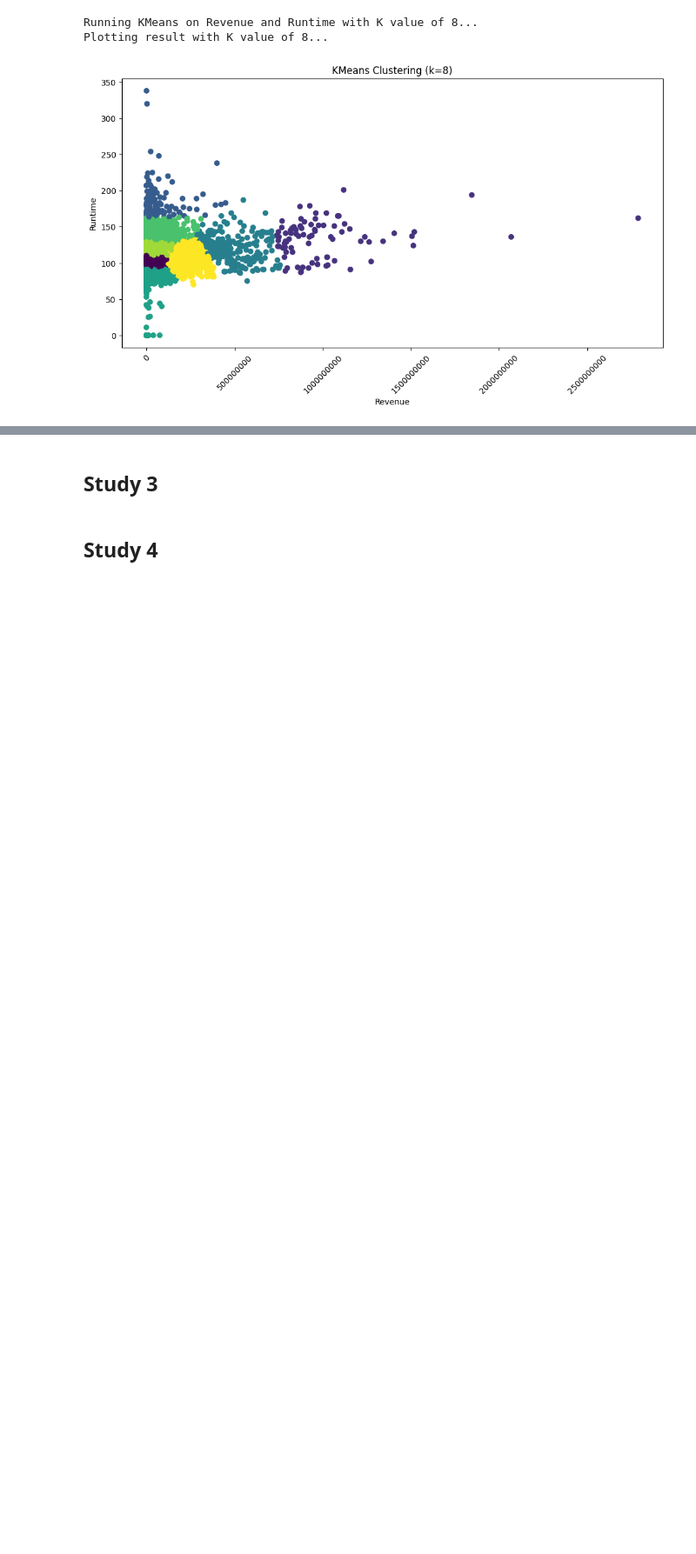
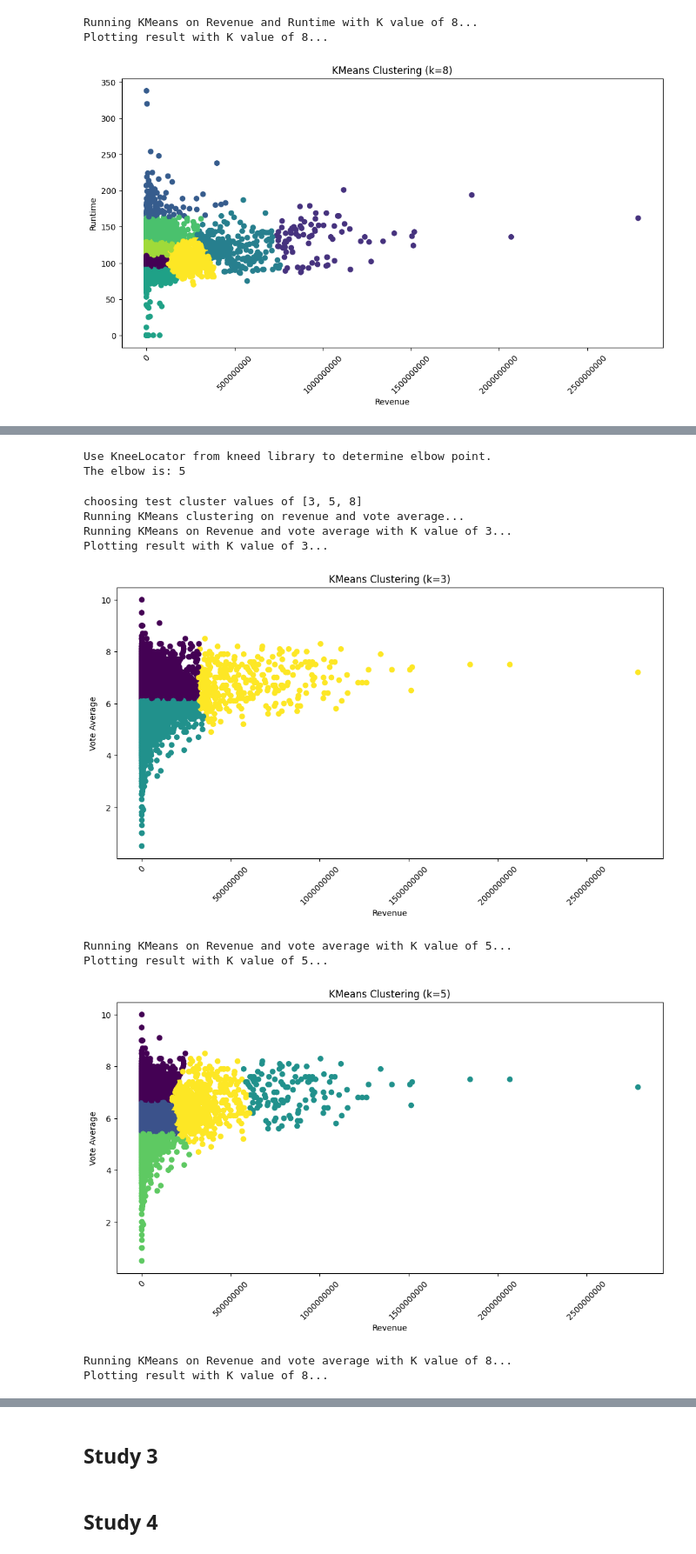
Before and after one commit to jvdlopes/CSI4142_A4, a Jupyter notebook: a4.ipynb, the cells around one changed output, grey strips where cells are left out. Shown at 87% size. Cells and saved outputs as stored; diff of their text form; code cells hidden in the pictures; blank space fills up the shorter version.

```diff
--- a/a4.ipynb
+++ b/a4.ipynb
@@ -1291,0 +1334,39 @@ See the caveats in the documentation: https://pandas.pydata.org/pandas-docs/stab
+# %%
+
+print(f'\n\nUse KneeLocator from kneed library to determine elbow point.')
+knee = KneeLocator(k_values, inerties, curve='convex', direction='decreasing')
+print(f'The elbow is: {knee.elbow}')
+# %% [output]
+Use KneeLocator from kneed library to determine elbow point.
+The elbow is: 5
+# %%
+k_values = [3, 5, 8]
+print(f'choosing test cluster values of {k_values}')
+
+print(f'Running KMeans clustering on revenue and vote average...')
+for k in k_values:
+    print(f'Running KMeans on Revenue and vote average with K value of {k}...')
+    kmeans = KMeans(n_clusters=k, random_state=42)
+    kmeans.fit(scaled_ra)
+    metadata_kmeans[f'cluster_{k}'] = kmeans.labels_
+
+    print(f'Plotting result with K value of {k}...')
+    plt.figure(figsize=(12, 6))
+    plt.scatter(metadata_kmeans['revenue'], metadata_kmeans['vote_average'], c = metadata_kmeans[f'cluster_{k}'])
+    plt.xlabel('Revenue')
+    plt.ylabel('Vote Average')
+    plt.title(f'KMeans Clustering (k={k})')
+    plt.ticklabel_format(style='plain', axis='x')
+    plt.xticks(rotation=45)
+    plt.show()
+# %% [output]
+choosing test cluster values of [3, 5, 8]
+Running KMeans clustering on revenue and vote average...
+Running KMeans on Revenue and vote average with K value of 3...
+Plotting result with K value of 3...
+[figure, added]
+Running KMeans on Revenue and vote average with K value of 5...
+Plotting result with K value of 5...
+[figure, added]
+Running KMeans on Revenue and vote average with K value of 8...
+Plotting result with K value of 8...
```
Also changed, not shown: parts of 8 cells of this notebook.
